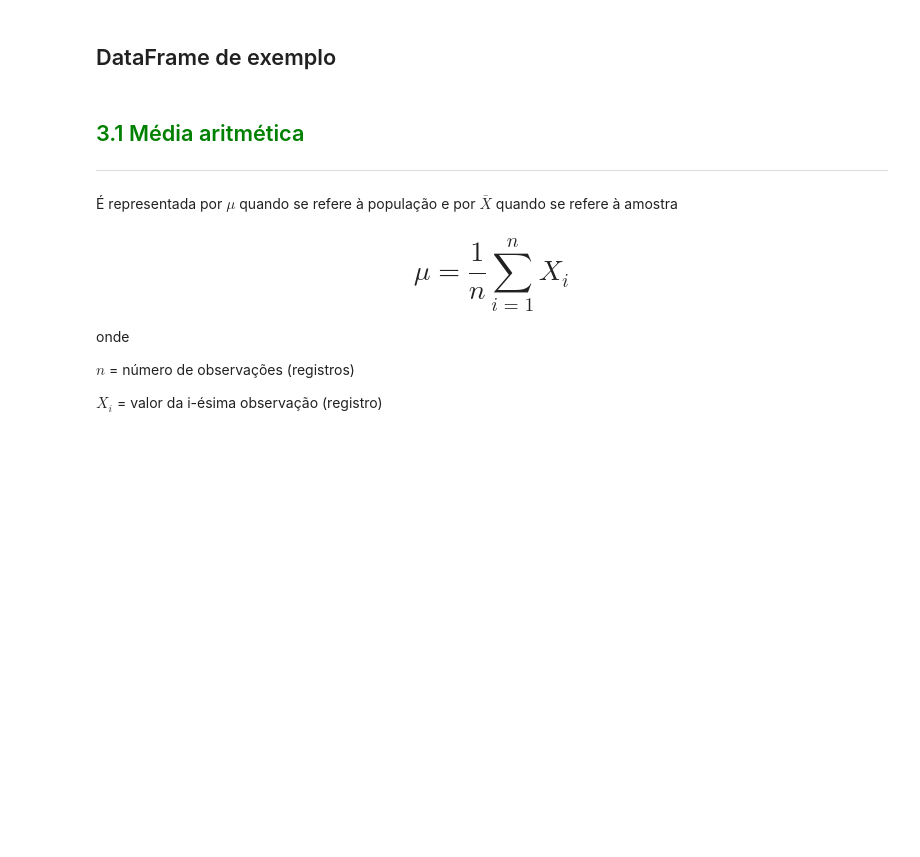
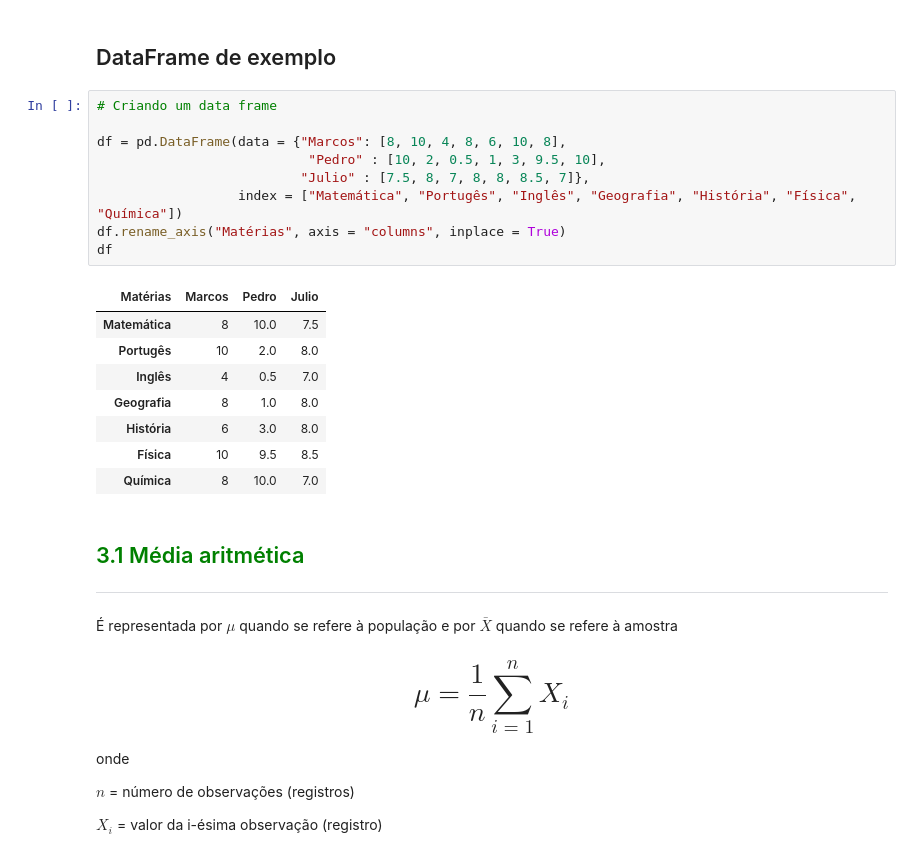
Before and after one commit to matheus6266/formacao_data_science, a Jupyter notebook: 02 - Estatística Python 1/Curso_de_Estatística_Parte_1.ipynb, the cells around one changed output. Cells and saved outputs as stored; diff of their text form; blank space fills up the shorter version.

```diff
--- a/02 - Estatística Python 1/Curso_de_Estatística_Parte_1.ipynb
+++ b/02 - Estatística Python 1/Curso_de_Estatística_Parte_1.ipynb
@@ -644,6 +644,24 @@ ax
 ***
 # %% [markdown]
 ## DataFrame de exemplo
+# %%
+# Criando um data frame
+
+df = pd.DataFrame(data = {"Marcos": [8, 10, 4, 8, 6, 10, 8],
+                           "Pedro" : [10, 2, 0.5, 1, 3, 9.5, 10],
+                          "Julio" : [7.5, 8, 7, 8, 8, 8.5, 7]},
+                  index = ["Matemática", "Portugês", "Inglês", "Geografia", "História", "Física", "Química"])
+df.rename_axis("Matérias", axis = "columns", inplace = True)
+df
+# %% [output]
+| Matérias | Marcos | Pedro | Julio |
+| Matemática | 8 | 10.0 | 7.5 |
+| Portugês | 10 | 2.0 | 8.0 |
+| Inglês | 4 | 0.5 | 7.0 |
+| Geografia | 8 | 1.0 | 8.0 |
+| História | 6 | 3.0 | 8.0 |
+| Física | 10 | 9.5 | 8.5 |
+| Química | 8 | 10.0 | 7.0 |
 # %% [markdown]
 ## <font color=green>3.1 Média aritmética</font>
 ***
```
Also changed, not shown: parts of 14 cells of this notebook.
